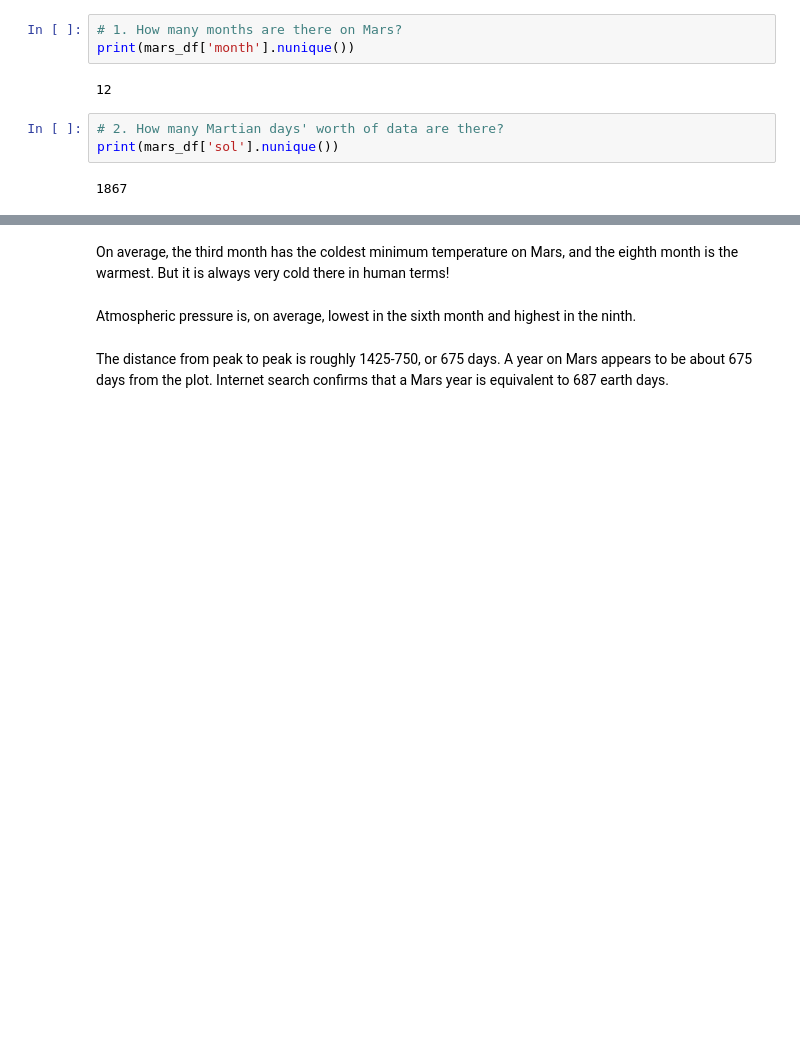
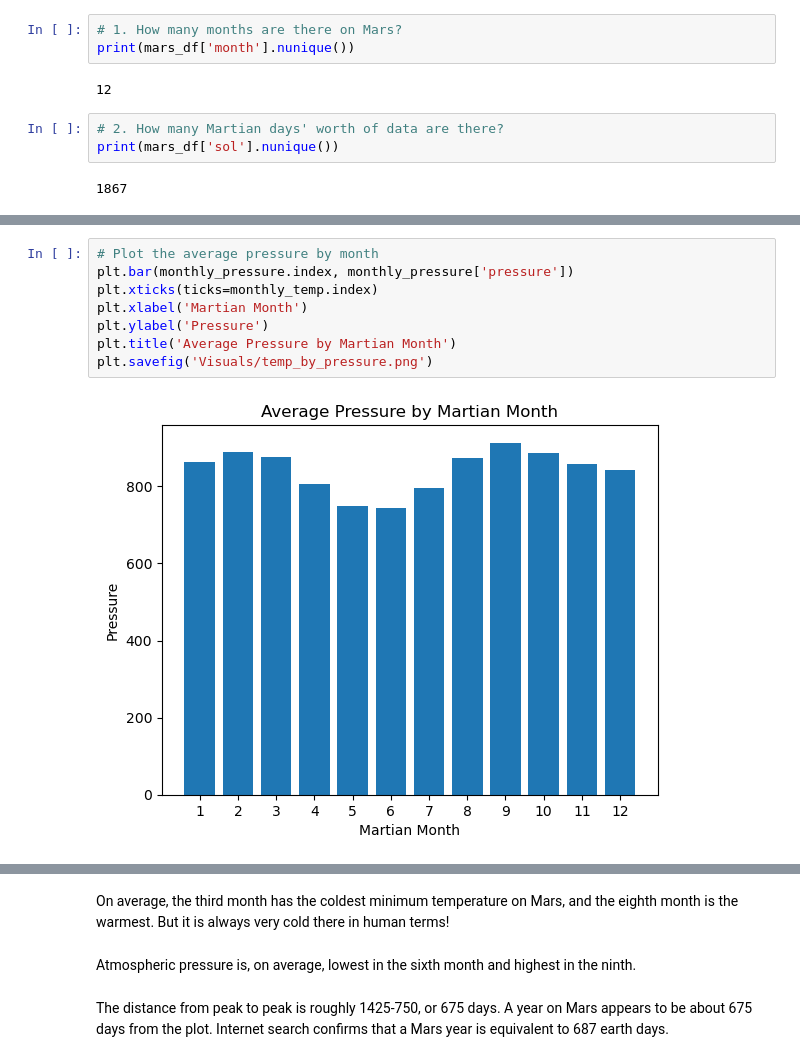
Before and after one commit to seanard1/beautifulsoup-challenge, a Jupyter notebook: Mars_Data/part_2_mars_weather.ipynb, the cells around one changed output, grey strips where cells are left out. Cells and saved outputs as stored; diff of their text form; blank space fills up the shorter version.

```diff
--- a/Mars_Data/part_2_mars_weather.ipynb
+++ b/Mars_Data/part_2_mars_weather.ipynb
@@ -208,0 +214,10 @@ Name: pressure, dtype: float64
+# %%
+# Plot the average pressure by month
+plt.bar(monthly_pressure.index, monthly_pressure['pressure'])
+plt.xticks(ticks=monthly_temp.index)
+plt.xlabel('Martian Month')
+plt.ylabel('Pressure')
+plt.title('Average Pressure by Martian Month')
+plt.savefig('Visuals/temp_by_pressure.png')
+# %% [output]
+[figure, added]
```
Also changed, not shown: parts of 9 cells of this notebook, 2 other files.
